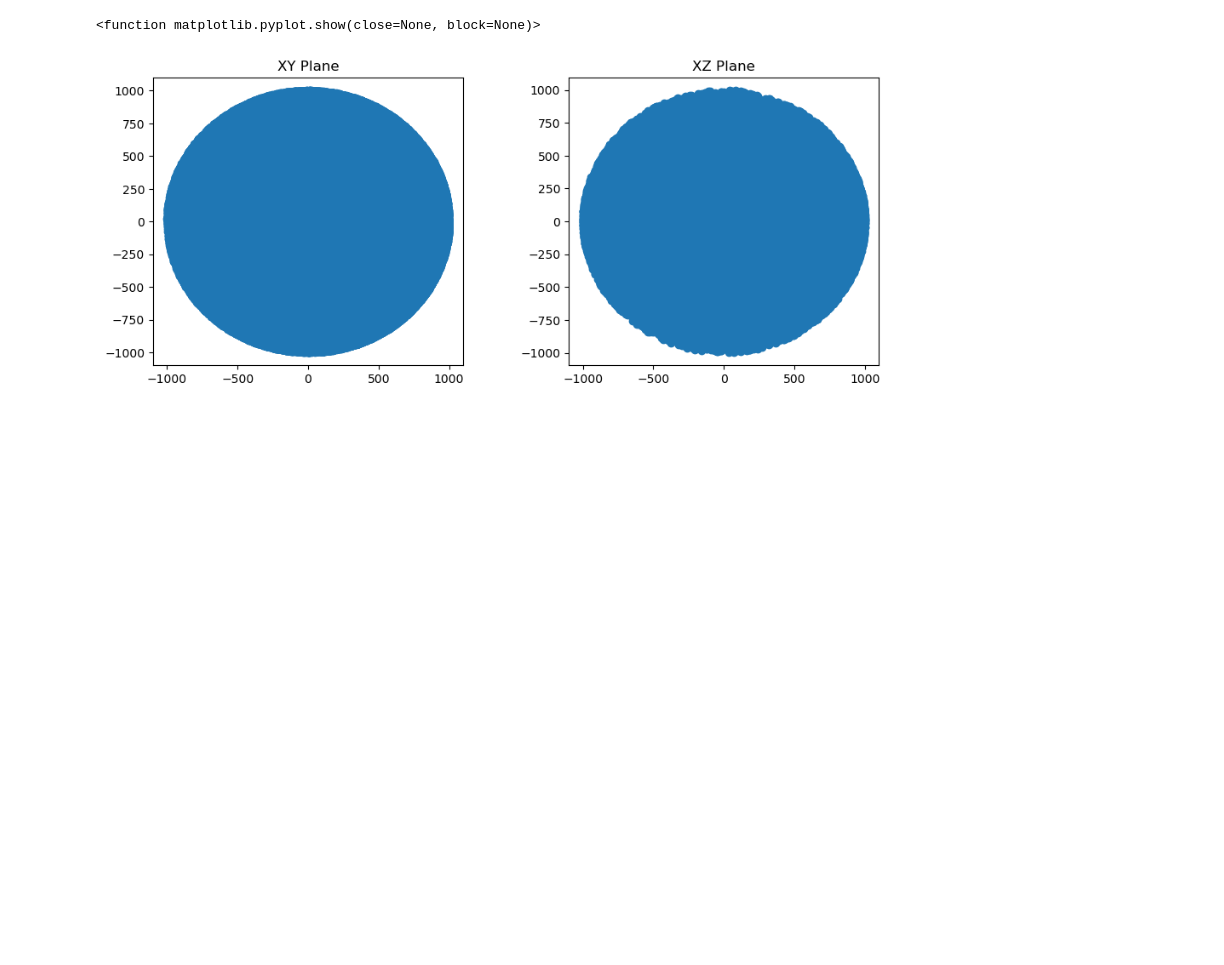
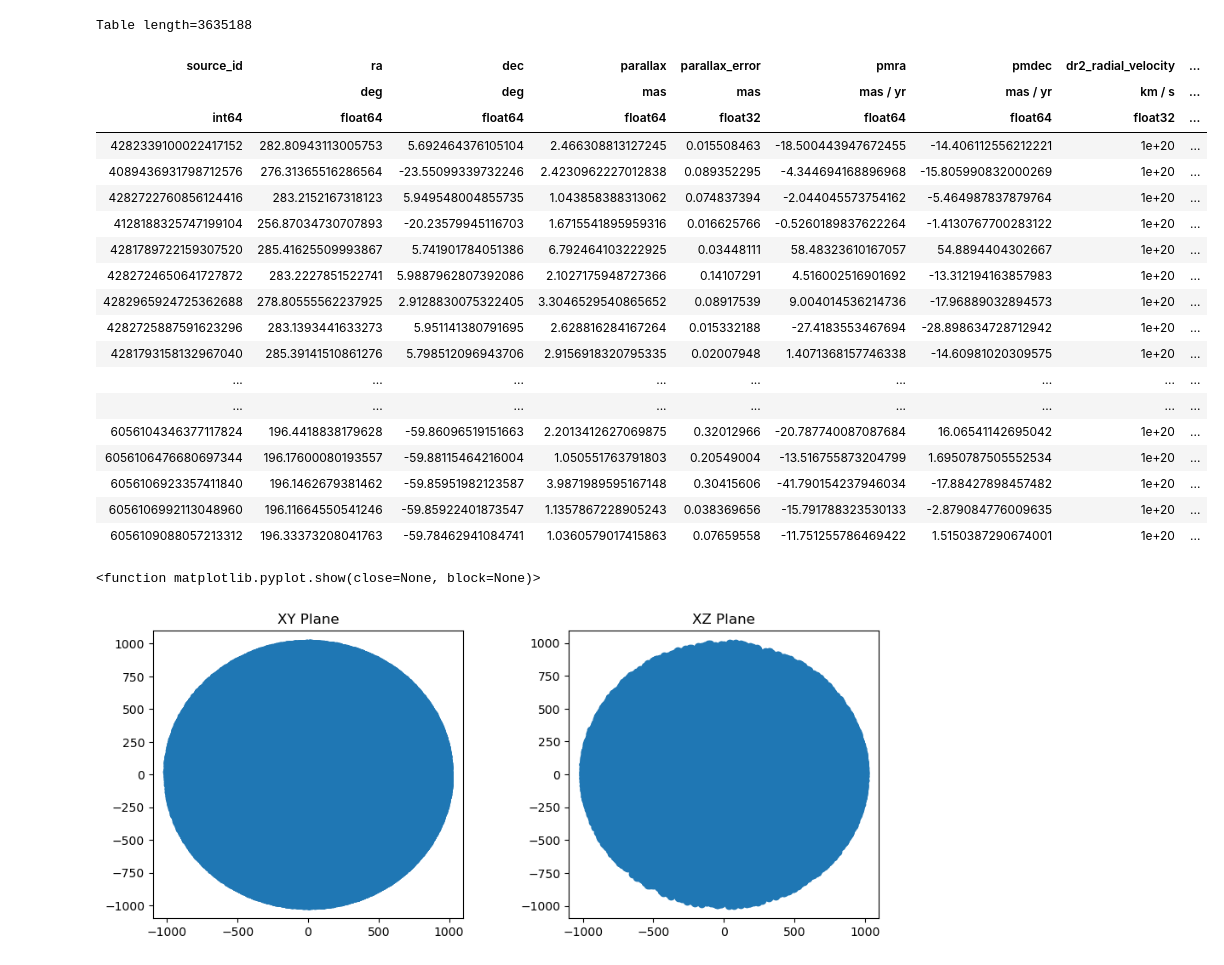
Before and after one commit to brianpatrick/os_gaia_module, a Jupyter notebook: src/comoving/comovingstars.ipynb, the cells around one changed output. Saved outputs shown, nothing was run; the diff lists cells and outputs as text; code cells hidden in the pictures; blank space fills up the shorter version.

```diff
--- a/src/comoving/comovingstars.ipynb
+++ b/src/comoving/comovingstars.ipynb
@@ -59,0 +68,3 @@ KeyboardInterrupt:
+# %%
+binaries = Table.read('raw_data/all_columns_catalog.fits.gz')
+binaries.columns
@@ -59,0 +73,2 @@ KeyboardInterrupt:
+# %%
+binaries = binaries[['source_id1', 'source_id2', 'ra1', 'ra2', 'dec1', 'dec2', 'parallax1', 'parallax2', 'parallax_error1', 'parallax_error2', 'pmra1', 'pmra2', 'pmdec1', 'pmdec2', 'dr2_radial_velocity1', 'dr2_radial_velocity2', 'phot_g_mean_mag1', 'phot_g_mean_mag2', 'bp_rp1', 'bp_rp2']]
@@ -89,6 +88,29 @@ data_1['binary_index']=[str(i)+'_1' for i in range(len(binaries))]
 data_2['binary_index']=[str(i)+'_2' for i in range(len(binaries))]
 # %%
 data = vstack([data_1, data_2])
+# %%
+data
+# %% [output]
+Table length=3635188
+| source_id | ra | dec | parallax | parallax_error | pmra | pmdec | dr2_radial_velocity | ... |
+|  | deg | deg | mas | mas | mas / yr | mas / yr | km / s | ... |
+| int64 | float64 | float64 | float64 | float32 | float64 | float64 | float32 | ... |
+| 4282339100022417152 | 282.80943113005753 | 5.692464376105104 | 2.466308813127245 | 0.015508463 | -18.500443947672455 | -14.406112556212221 | 1e+20 | ... |
+| 4089436931798712576 | 276.31365516286564 | -23.55099339732246 | 2.4230962227012838 | 0.089352295 | -4.344694168896968 | -15.805990832000269 | 1e+20 | ... |
+| 4282722760856124416 | 283.2152167318123 | 5.949548004855735 | 1.043858388313062 | 0.074837394 | -2.044045573754162 | -5.464987837879764 | 1e+20 | ... |
+| 4128188325747199104 | 256.87034730707893 | -20.23579945116703 | 1.6715541895959316 | 0.016625766 | -0.5260189837622264 | -1.4130767700283122 | 1e+20 | ... |
+| 4281789722159307520 | 285.41625509993867 | 5.741901784051386 | 6.792464103222925 | 0.03448111 | 58.48323610167057 | 54.8894404302667 | 1e+20 | ... |
+| 4282724650641727872 | 283.2227851522741 | 5.9887962807392086 | 2.1027175948727366 | 0.14107291 | 4.516002516901692 | -13.312194163857983 | 1e+20 | ... |
+| 4282965924725362688 | 278.80555562237925 | 2.9128830075322405 | 3.3046529540865652 | 0.08917539 | 9.004014536214736 | -17.96889032894573 | 1e+20 | ... |
+| 4282725887591623296 | 283.1393441633273 | 5.951141380791695 | 2.628816284167264 | 0.015332188 | -27.4183553467694 | -28.898634728712942 | 1e+20 | ... |
+| 4281793158132967040 | 285.39141510861276 | 5.798512096943706 | 2.9156918320795335 | 0.02007948 | 1.4071368157746338 | -14.60981020309575 | 1e+20 | ... |
+| ... | ... | ... | ... | ... | ... | ... | ... | ... |
+| ... | ... | ... | ... | ... | ... | ... | ... | ... |
+| 6056104346377117824 | 196.4418838179628 | -59.86096519151663 | 2.2013412627069875 | 0.32012966 | -20.787740087087684 | 16.06541142695042 | 1e+20 | ... |
+| 6056106476680697344 | 196.17600080193557 | -59.88115464216004 | 1.050551763791803 | 0.20549004 | -13.516755873204799 | 1.6950787505552534 | 1e+20 | ... |
+| 6056106923357411840 | 196.1462679381462 | -59.85951982123587 | 3.9871989595167148 | 0.30415606 | -41.790154237946034 | -17.88427898457482 | 1e+20 | ... |
+| 6056106992113048960 | 196.11664550541246 | -59.85922401873547 | 1.1357867228905243 | 0.038369656 | -15.791788323530133 | -2.879084776009635 | 1e+20 | ... |
+| 6056109088057213312 | 196.33373208041763 | -59.78462941084741 | 1.0360579017415863 | 0.07659558 | -11.751255786469422 | 1.5150387290674001 | 1e+20 | ... |
 # %%
 #calculating distance in light years and parsecs
 calculations.get_distance(data, parallax='parallax', use='parallax')
```
Also changed, not shown: parts of 16 cells of this notebook.
